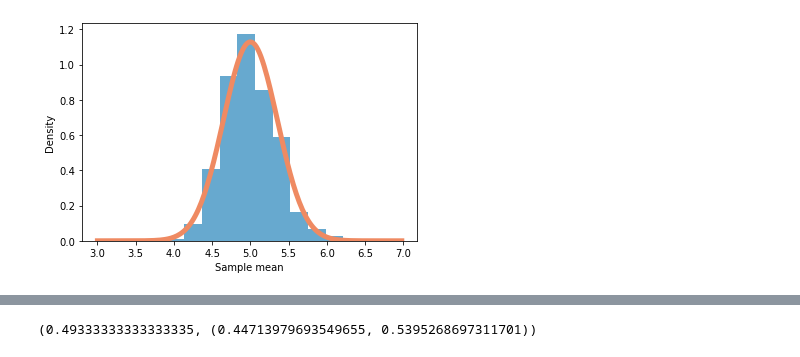
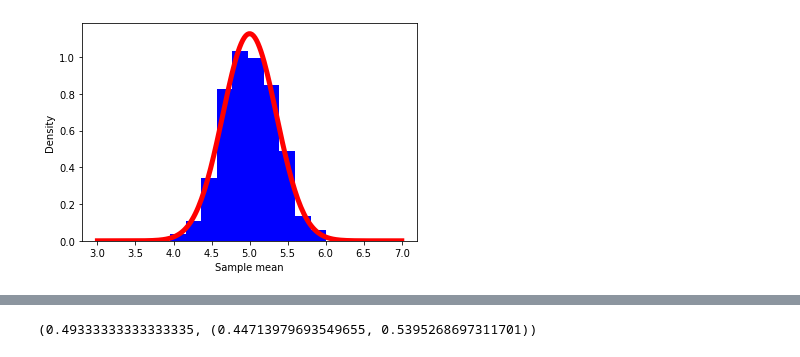
Before and after one commit to aezarebski/aas-extended-examples, a Jupyter notebook: example-1/example-1-answers.ipynb, the cells around one changed output, grey strips where cells are left out. Cells and saved outputs as stored; diff of their text form; code cells hidden in the pictures.

```diff
--- a/example-1/example-1-answers.ipynb
+++ b/example-1/example-1-answers.ipynb
@@ -78,11 +126,17 @@ Repeat the process about 100000 times and see what proportion of the CIs capture
 # %%
-rand_xs = stats.binom.rvs(n = 100, p = 0.6, size = 100000)
+num_trials = 100
+num_repeats = 100000
+rand_xs = stats.binom.rvs(n = num_trials, p = 0.6, size = num_repeats)
 
 def ci_contains_value(ci, p):
     lower,upper = ci
     return lower < p and p < upper
 
-p_in_ci_bools = [ci_contains_value(wald_estimate_and_ci(100, x)[1], 0.6) for x in rand_xs]
+in_ci_count = 0
+for x in rand_xs:
+    _, ci = wald_estimate_and_ci(num_trials, x)
+    if ci_contains_value(ci, 0.6):
+        in_ci_count += 1
 
-reduce(lambda a, b: a + 1 if b else a, p_in_ci_bools, 0) / 100000
+print(in_ci_count / num_repeats)
 # %% [output]
@@ -127,26 +204,30 @@ To see that the distribution of the sample mean converges to a normal distributi
 # %%
 sample_size = 200
 num_replicates = 500
 
 sample_means = [stats.expon.rvs(scale = 5, size = sample_size).mean()
                 for _ in range(num_replicates)]
 
 plot_df = pd.DataFrame({"sample_mean": sample_means})
 
 mesh_size = 200
-x_vals = [0.02 * ix + 3 for ix in range(0,mesh_size)]
+
+x_vals = np.linspace(3, 7, num=200)
 
 clt_scale = 5 / np.sqrt(sample_size)
 
-clt_pdf = [stats.norm.pdf(x, loc = 5, scale = clt_scale)
-           for x in x_vals]
-clt_df = pd.DataFrame({"x": x_vals, "pdf": clt_pdf})
+clt_df = pd.DataFrame(
+    {
+        "x": x_vals,
+        "pdf": stats.norm.pdf(x_vals, loc = 5, scale = clt_scale)
+    }
+)
+
+plt.figure()
+plt.hist(plot_df.sample_mean, density=True,  color="blue")
+plt.plot(clt_df.x, clt_df.pdf, color="red", linewidth=5)
+plt.xlabel("Sample mean")
+plt.ylabel("Density")
+plt.show()
+# %% [output]
+[figure, added]
-# %%
-plt.figure()
-plt.hist(plot_df.sample_mean, density=True,  color=colours["blue"])
-plt.plot(clt_df.x, clt_df.pdf, color=colours["red"], linewidth=5)
-plt.xlabel("Sample mean")
-plt.ylabel("Density")
-plt.show()
-# %% [output]
-[figure, removed]
```
Also changed, not shown: parts of 44 cells of this notebook, 3 other files.
